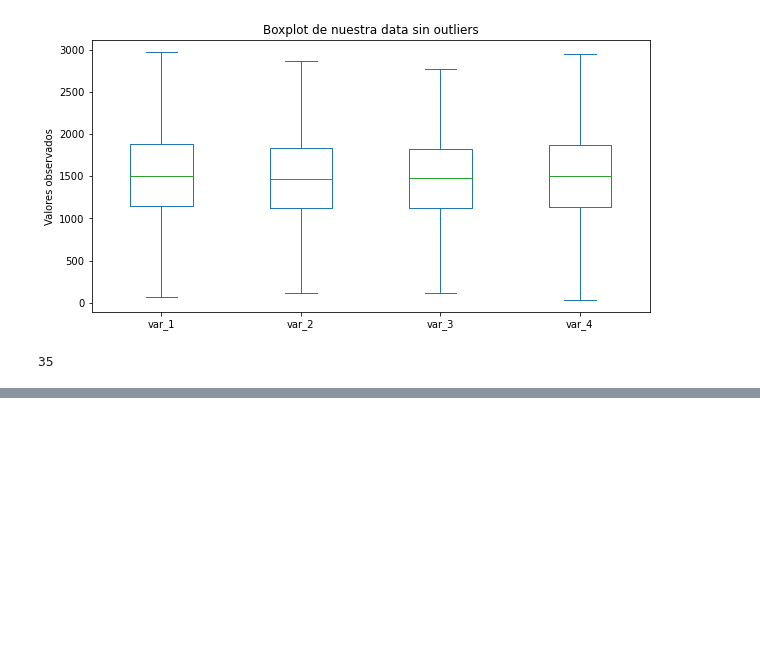
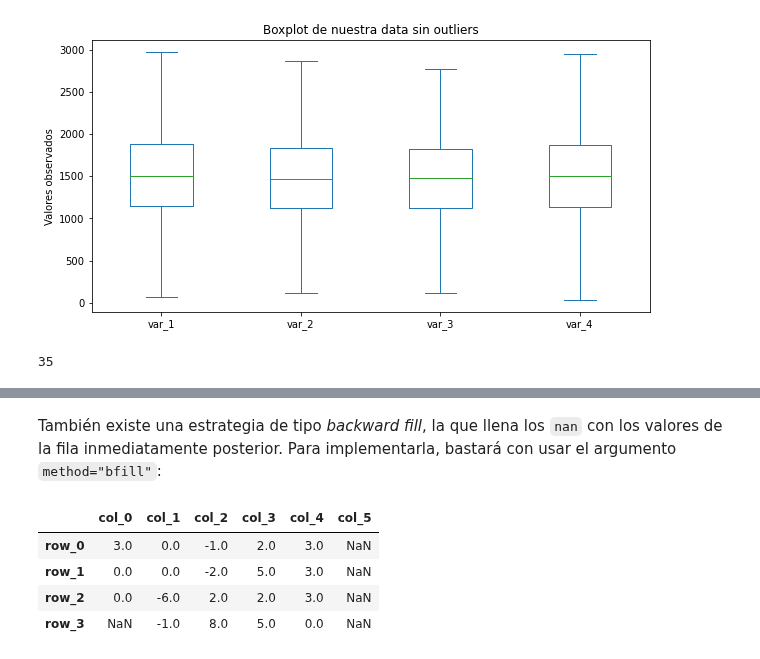
Before and after one commit to rquezadac/udd_data_analytics_lectures, a Jupyter notebook: seccion_02_pandas/clase_2_2.ipynb, the cells around one changed output, grey strips where cells are left out. Drawn from its saved outputs; the diff is of its cells as text; code cells hidden in the pictures; blank space fills up the shorter version.

```diff
--- a/seccion_02_pandas/clase_2_2.ipynb
+++ b/seccion_02_pandas/clase_2_2.ipynb
@@ -935,0 +1196,11 @@ Un total de 35 outliers eliminados de las 1000 observaciones originales. ◼︎
+# %% [markdown]
+También existe una estrategia de tipo *backward fill*, la que llena los `nan` con los valores de la fila inmediatamente posterior. Para implementarla, bastará con usar el argumento `method="bfill"`:
+# %%
+# Imputación de nan usando una estrategia de tipo backward fill.
+S.fillna(method="bfill")
+# %% [output]
+|  | col_0 | col_1 | col_2 | col_3 | col_4 | col_5 |
+| row_0 | 3.0 | 0.0 | -1.0 | 2.0 | 3.0 | NaN |
+| row_1 | 0.0 | 0.0 | -2.0 | 5.0 | 3.0 | NaN |
+| row_2 | 0.0 | -6.0 | 2.0 | 2.0 | 3.0 | NaN |
+| row_3 | NaN | -1.0 | 8.0 | 5.0 | 0.0 | NaN |
```
Also changed, not shown: parts of 38 cells of this notebook, 2 other files.
